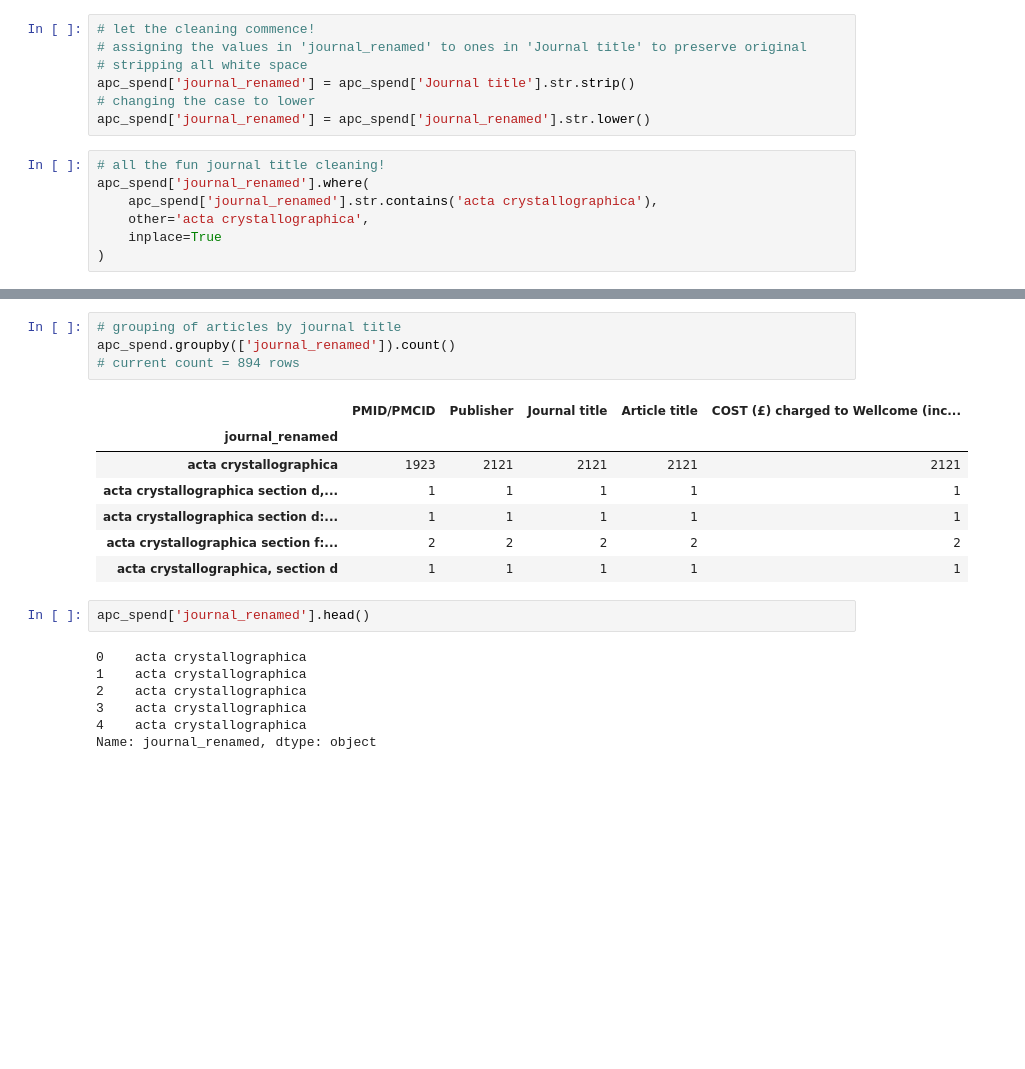
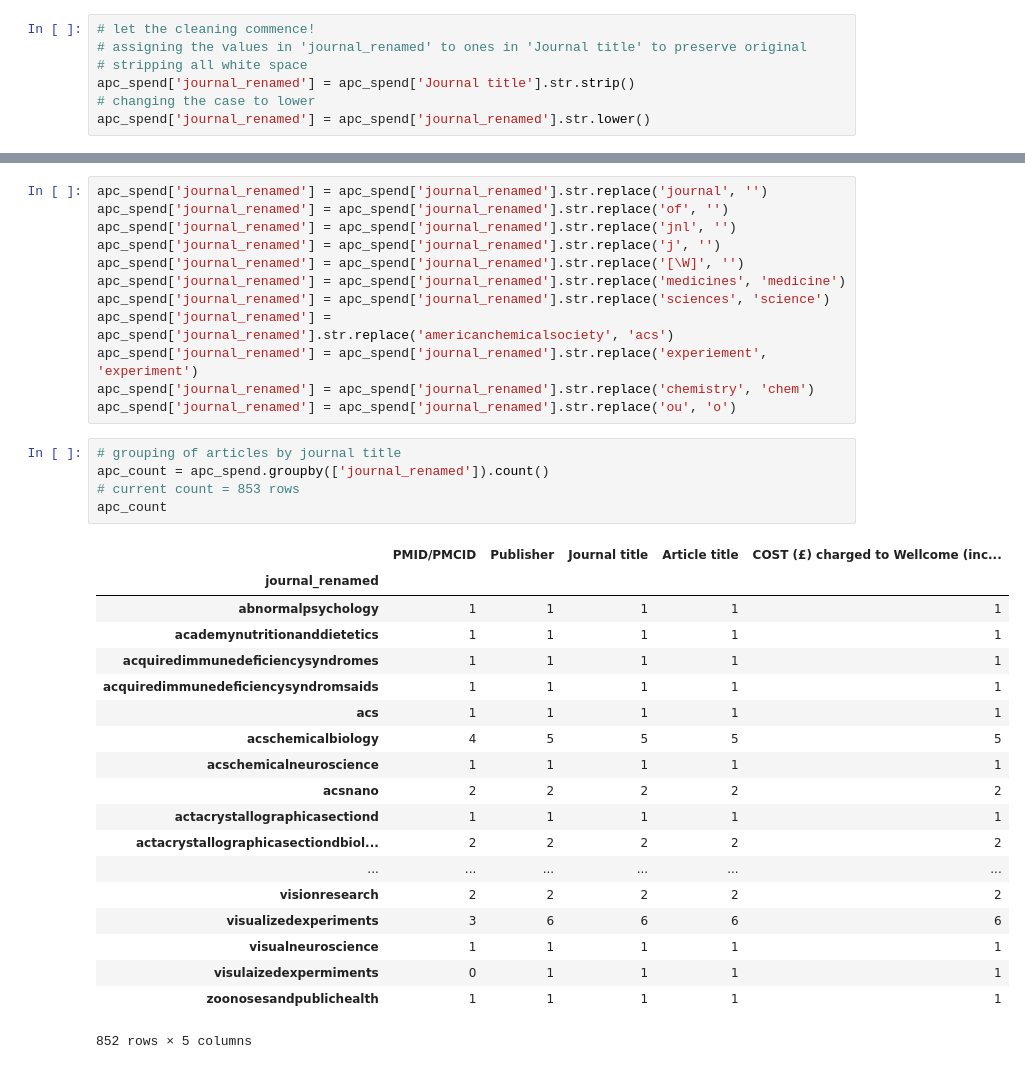
Before and after one commit to crlau/unit-1-drills, a Jupyter notebook: 1.3.6 Data Cleaning and Validation.ipynb, the cells around one changed output, grey strips where cells are left out. Drawn from its saved outputs; the diff is of its cells as text; blank space fills up the shorter version.

```diff
--- a/1.3.6 Data Cleaning and Validation.ipynb
+++ b/1.3.6 Data Cleaning and Validation.ipynb
@@ -43,10 +41,3 @@ apc_spend.insert(loc=3, column='journal_renamed', value=None)
 apc_spend['journal_renamed'] = apc_spend['Journal title'].str.strip()
 # changing the case to lower
 apc_spend['journal_renamed'] = apc_spend['journal_renamed'].str.lower()
-# %%
-# all the fun journal title cleaning!
-apc_spend['journal_renamed'].where(
-    apc_spend['journal_renamed'].str.contains('acta crystallographica'),
-    other='acta crystallographica',
-    inplace=True
-)
@@ -55,21 +44,37 @@ SyntaxError: invalid syntax (<ipython-input-55-d71bd3947a80>, line 3)
+# %%
+apc_spend['journal_renamed'] = apc_spend['journal_renamed'].str.replace('journal', '')
+apc_spend['journal_renamed'] = apc_spend['journal_renamed'].str.replace('of', '')
+apc_spend['journal_renamed'] = apc_spend['journal_renamed'].str.replace('jnl', '')
+apc_spend['journal_renamed'] = apc_spend['journal_renamed'].str.replace('j', '')
+apc_spend['journal_renamed'] = apc_spend['journal_renamed'].str.replace('[\W]', '')
+apc_spend['journal_renamed'] = apc_spend['journal_renamed'].str.replace('medicines', 'medicine')
+apc_spend['journal_renamed'] = apc_spend['journal_renamed'].str.replace('sciences', 'science')
+apc_spend['journal_renamed'] = apc_spend['journal_renamed'].str.replace('americanchemicalsociety', 'acs')
+apc_spend['journal_renamed'] = apc_spend['journal_renamed'].str.replace('experiement', 'experiment')
+apc_spend['journal_renamed'] = apc_spend['journal_renamed'].str.replace('chemistry', 'chem')
+apc_spend['journal_renamed'] = apc_spend['journal_renamed'].str.replace('ou', 'o')
 # %%
 # grouping of articles by journal title
-apc_spend.groupby(['journal_renamed']).count()
-# current count = 894 rows
+apc_count = apc_spend.groupby(['journal_renamed']).count()
+# current count = 853 rows
+apc_count
 # %% [output]
 |  | PMID/PMCID | Publisher | Journal title | Article title | COST (£) charged to Wellcome (inc... |
 | journal_renamed |  |  |  |  |  |
-| acta crystallographica | 1923 | 2121 | 2121 | 2121 | 2121 |
-| acta crystallographica section d,... | 1 | 1 | 1 | 1 | 1 |
-| acta crystallographica section d:... | 1 | 1 | 1 | 1 | 1 |
-| acta crystallographica section f:... | 2 | 2 | 2 | 2 | 2 |
-| acta crystallographica, section d | 1 | 1 | 1 | 1 | 1 |
+| abnormalpsychology | 1 | 1 | 1 | 1 | 1 |
+| academynutritionanddietetics | 1 | 1 | 1 | 1 | 1 |
+| acquiredimmunedeficiencysyndromes | 1 | 1 | 1 | 1 | 1 |
+| acquiredimmunedeficiencysyndromsaids | 1 | 1 | 1 | 1 | 1 |
+| acs | 1 | 1 | 1 | 1 | 1 |
+| acschemicalbiology | 4 | 5 | 5 | 5 | 5 |
+| acschemicalneuroscience | 1 | 1 | 1 | 1 | 1 |
+| acsnano | 2 | 2 | 2 | 2 | 2 |
+| actacrystallographicasectiond | 1 | 1 | 1 | 1 | 1 |
+| actacrystallographicasectiondbiol... | 2 | 2 | 2 | 2 | 2 |
+| ... | ... | ... | ... | ... | ... |
+| visionresearch | 2 | 2 | 2 | 2 | 2 |
+| visualizedexperiments | 3 | 6 | 6 | 6 | 6 |
+| visualneuroscience | 1 | 1 | 1 | 1 | 1 |
+| visulaizedexpermiments | 0 | 1 | 1 | 1 | 1 |
+| zoonosesandpublichealth | 1 | 1 | 1 | 1 | 1 |
+852 rows × 5 columns
-# %%
-apc_spend['journal_renamed'].head()
-# %% [output]
-0    acta crystallographica
-1    acta crystallographica
-2    acta crystallographica
-3    acta crystallographica
-4    acta crystallographica
-Name: journal_renamed, dtype: object
```
Also changed, not shown: parts of 7 cells of this notebook.
